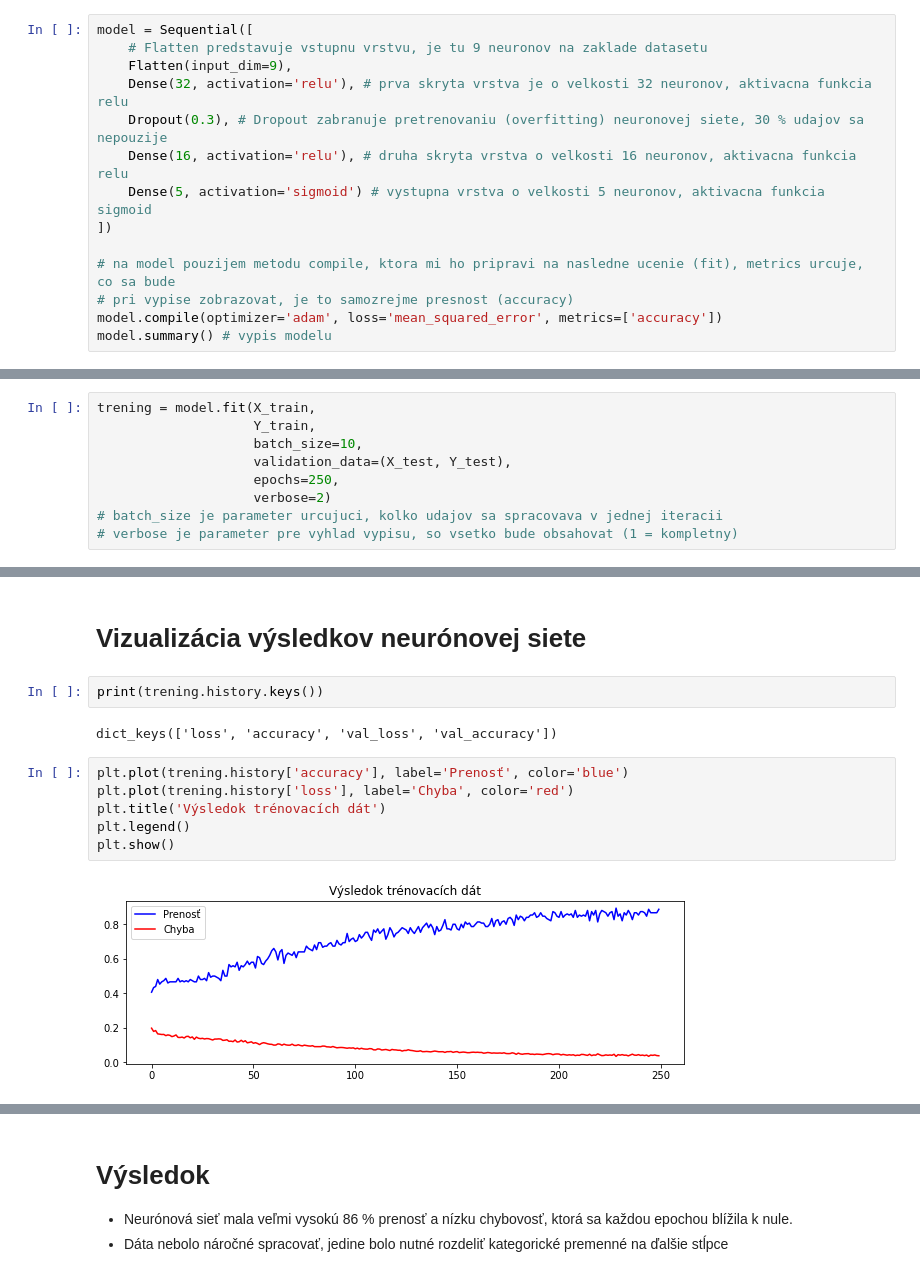
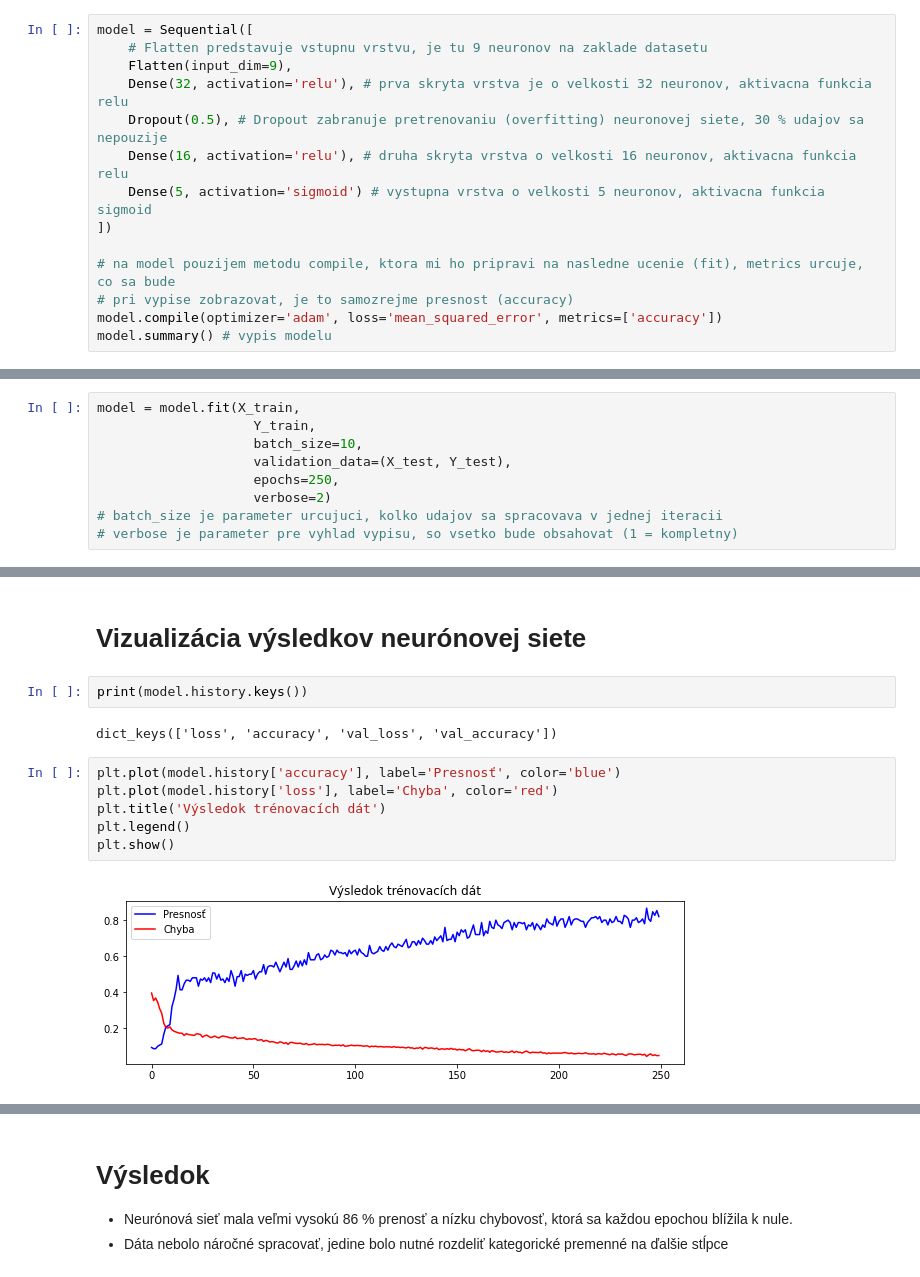
Before and after one commit to Frodas25/hrusovsky_NS2021, a Jupyter notebook: hrusovsky_NS2021.ipynb, the cells around one changed output, grey strips where cells are left out. Cells and saved outputs as stored; diff of their text form.

Commit message:
Uprava niektorych komentarov, skuska presnosti neuronovej siete

```diff
--- a/hrusovsky_NS2021.ipynb
+++ b/hrusovsky_NS2021.ipynb
@@ -220,7 +214,7 @@ model = Sequential([
     # Flatten predstavuje vstupnu vrstvu, je tu 9 neuronov na zaklade datasetu
     Flatten(input_dim=9),
     Dense(32, activation='relu'), # prva skryta vrstva je o velkosti 32 neuronov, aktivacna funkcia relu
-    Dropout(0.3), # Dropout zabranuje pretrenovaniu (overfitting) neuronovej siete, 30 % udajov sa nepouzije
+    Dropout(0.5), # Dropout zabranuje pretrenovaniu (overfitting) neuronovej siete, 30 % udajov sa nepouzije
     Dense(16, activation='relu'), # druha skryta vrstva o velkosti 16 neuronov, aktivacna funkcia relu
     Dense(5, activation='sigmoid') # vystupna vrstva o velkosti 5 neuronov, aktivacna funkcia sigmoid
 ])
@@ -249,7 +243,7 @@ Trainable params: 933
 Non-trainable params: 0
 _________________________________________________________________
 # %%
-trening = model.fit(X_train,
+model = model.fit(X_train,
                     Y_train,
                     batch_size=10,
                     validation_data=(X_test, Y_test),
@@ -278,15 +272,15 @@ Epoch 250/250
 # %% [markdown]
 # Vizualizácia výsledkov neurónovej siete
 # %%
-print(trening.history.keys())
+print(model.history.keys())
 # %% [output]
 dict_keys(['loss', 'accuracy', 'val_loss', 'val_accuracy'])
 # %%
-plt.plot(trening.history['accuracy'], label='Prenosť', color='blue')
-plt.plot(trening.history['loss'], label='Chyba', color='red')
+plt.plot(model.history['accuracy'], label='Presnosť', color='blue')
+plt.plot(model.history['loss'], label='Chyba', color='red')
 plt.title('Výsledok trénovacích dát')
 plt.legend()
 plt.show()
 # %% [output]
-[figure, old version]
+[figure, new version]
 # %%
```
Also changed, not shown: parts of 5 cells of this notebook.
